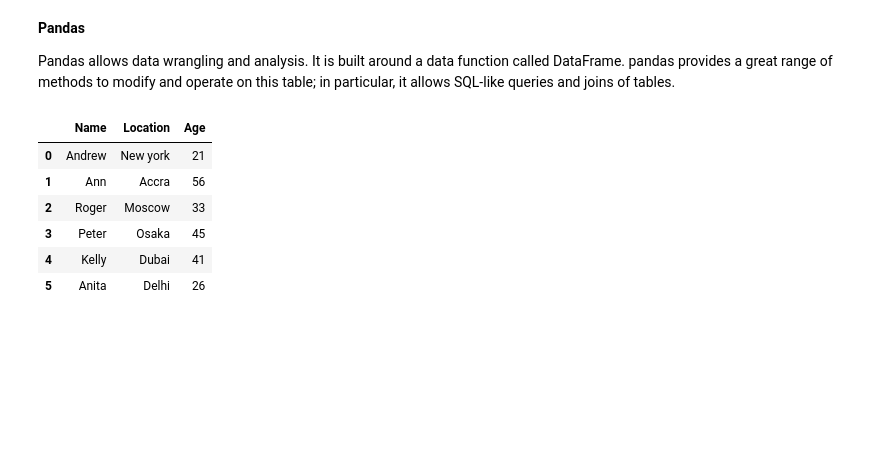
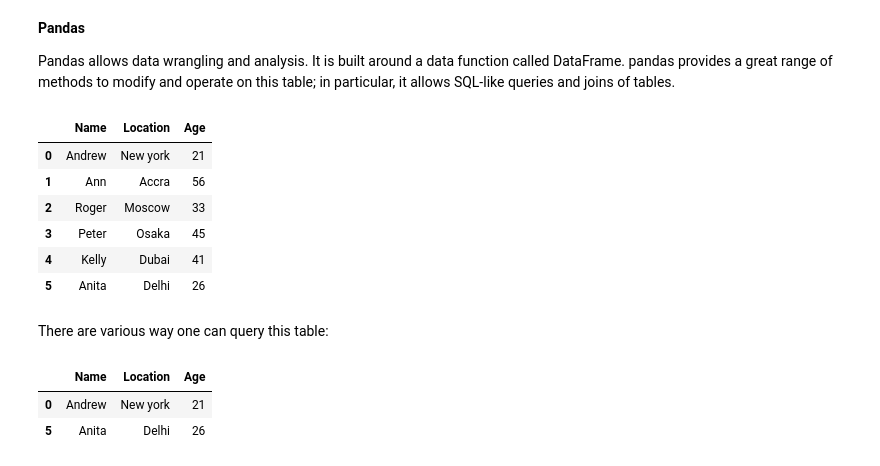
Before and after one commit to mngugi/DS_Collections, a Jupyter notebook: MLLearningWithPython.ipynb, the cells around one changed output. Drawn from its saved outputs; the diff is of its cells as text; code cells hidden in the pictures; blank space fills up the shorter version.

```diff
--- a/MLLearningWithPython.ipynb
+++ b/MLLearningWithPython.ipynb
@@ -121,3 +121,11 @@ display(dt_pandas)
 | 3 | Peter | Osaka | 45 |
 | 4 | Kelly | Dubai | 41 |
 | 5 | Anita | Delhi | 26 |
+# %% [markdown]
+There are various way one can query this table:
+# %%
+display(dt_pandas[dt_pandas.Age < 30]) # where age is less than 30 years
+# %% [output]
+|  | Name | Location | Age |
+| 0 | Andrew | New york | 21 |
+| 5 | Anita | Delhi | 26 |
```
